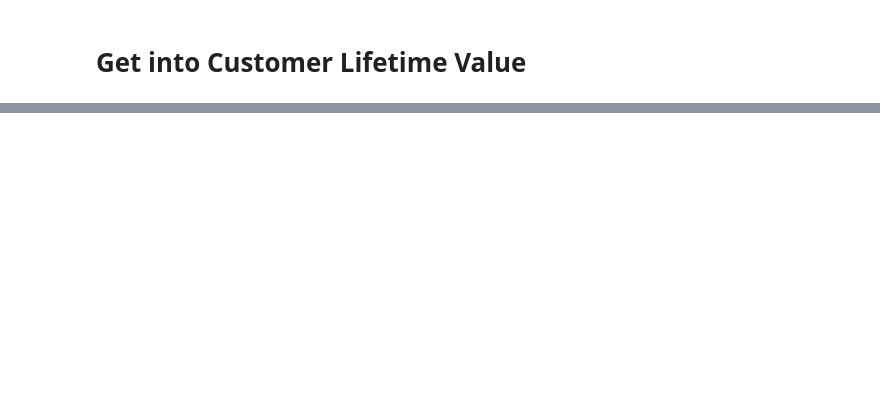
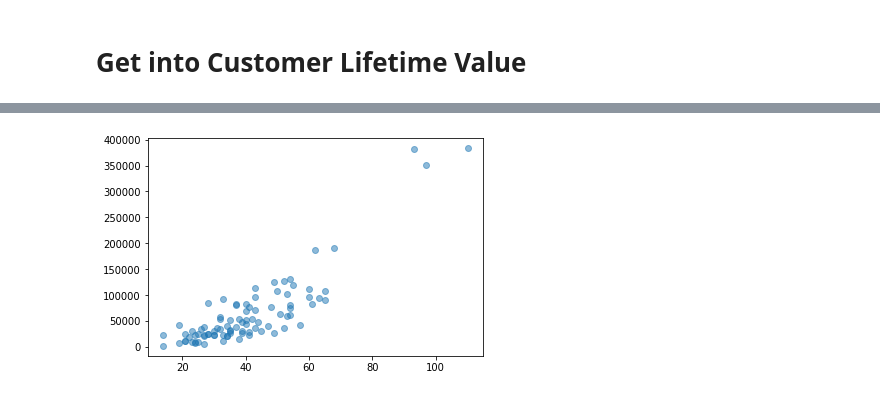
Before and after one commit to JGruettner/comprehensive_crm, a Jupyter notebook: Forecast_Deep.ipynb, the cells around one changed output, grey strips where cells are left out. Drawn from its saved outputs; the diff is of its cells as text; code cells hidden in the pictures; blank space fills up the shorter version.

```diff
--- a/Forecast_Deep.ipynb
+++ b/Forecast_Deep.ipynb
@@ -163,0 +309,4 @@ print(gg.conditional_expected_average_profit(
+# %%
+customer_detail['exp_orders'] = (customer_detail['clv']/gg.conditional_expected_average_profit(customer_detail['frequency'], customer_detail['avg_order_value'])).astype(int)
+customer_detail['potential']=100-((100/customer_detail['clv'])*customer_detail['monetary'])
+customer_detail[['frequency', 'exp_orders', 'monetary', 'avg_order_value', 'clv', 'potential']].head(10)
@@ -163,0 +326,6 @@ print(gg.conditional_expected_average_profit(
+# %%
+#Da es sich um ein komplexes Modell handelt, ist der Zusammenhang nicht linear
+plt.scatter(customer_detail['exp_orders'], customer_detail['clv'], alpha=0.5)
+plt.show()
+# %% [output]
+[figure, added]
```
Also changed, not shown: parts of 34 cells of this notebook, 1 other file.
